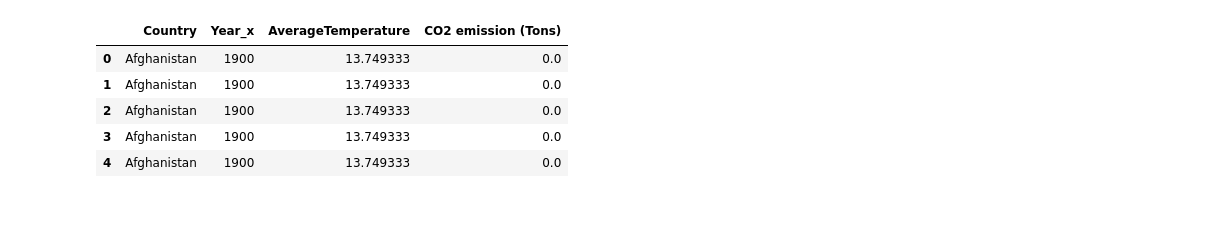
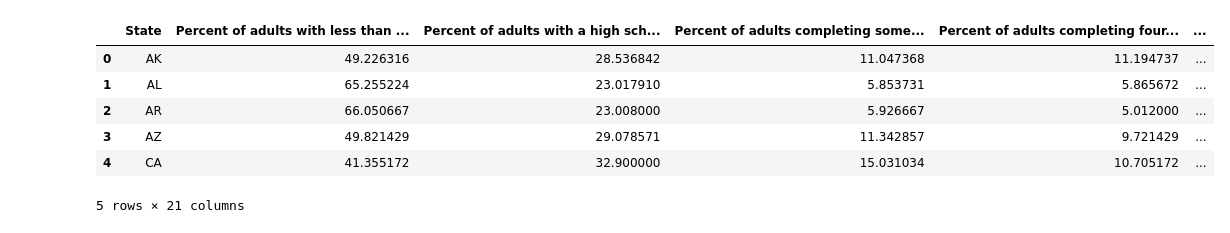
Before and after one commit to AbhiAnna/176project, a Jupyter notebook: 176PROJECT.ipynb, the cells around one changed output. Cells and saved outputs as stored; diff of their text form; code cells hidden in the pictures.

```diff
--- a/176PROJECT.ipynb
+++ b/176PROJECT.ipynb
@@ -2,6 +2,6 @@
 import pandas as pd
 
 #read all dfs
-dfCO2 = pd.read_csv('/Users/abhi/Desktop/176PROJECT/CO2-emission-by countries.csv', encoding='latin1')
-dfQuality = pd.read_csv('/Users/abhi/Desktop/176PROJECT/archive(5)/Cities1.csv')
-dfTemp = pd.read_csv('/Users/abhi/Desktop/176PROJECT/archive(4)/GlobalLandTemperaturesByCountry.csv')
+dfEducation = pd.read_csv('/Users/abhinavannabathula/Desktop/176PROJECT/education.csv')
+dfUnemployment = pd.read_csv('/Users/abhinavannabathula/Desktop/176PROJECT/unemployment.csv')
+dfGDP = pd.read_csv('/Users/abhinavannabathula/Desktop/176PROJECT/gdp.csv')
@@ -70,9 +8,26 @@ mergedHistorical = mergedHistorical.drop(columns=['Year_y'])
+# %%
+# clean and filtering education
+dfEducation = dfEducation.dropna()
+dfEducation = dfEducation.drop_duplicates()
+
+columns_to_drop = [
+    "2003 Rural-urban Continuum Code",
+    "2003 Urban Influence Code",
+    "2013 Rural-urban Continuum Code",
+    "2013 Urban Influence Code",
+    "City/Suburb/Town/Rural 2013",
+    "FIPS Code"
+]
+
+dfEducation = dfEducation.drop(columns=columns_to_drop)
+dfEducation = dfEducation.groupby('State').mean(numeric_only=True).reset_index()
 # %%
-mergedHistorical.head()
+dfEducation.head()
 # %% [output]
-|  | Country | Year_x | AverageTemperature | CO2 emission (Tons) |
-| 0 | Afghanistan | 1900 | 13.749333 | 0.0 |
-| 1 | Afghanistan | 1900 | 13.749333 | 0.0 |
-| 2 | Afghanistan | 1900 | 13.749333 | 0.0 |
-| 3 | Afghanistan | 1900 | 13.749333 | 0.0 |
-| 4 | Afghanistan | 1900 | 13.749333 | 0.0 |
+|  | State | Percent of adults with less than ... | Percent of adults with a high sch... | Percent of adults completing some... | Percent of adults completing four... | ... |
+| 0 | AK | 49.226316 | 28.536842 | 11.047368 | 11.194737 | ... |
+| 1 | AL | 65.255224 | 23.017910 | 5.853731 | 5.865672 | ... |
+| 2 | AR | 66.050667 | 23.008000 | 5.926667 | 5.012000 | ... |
+| 3 | AZ | 49.821429 | 29.078571 | 11.342857 | 9.721429 | ... |
+| 4 | CA | 41.355172 | 32.900000 | 15.031034 | 10.705172 | ... |
+5 rows × 21 columns
```
Also changed, not shown: parts of 17 cells of this notebook.
